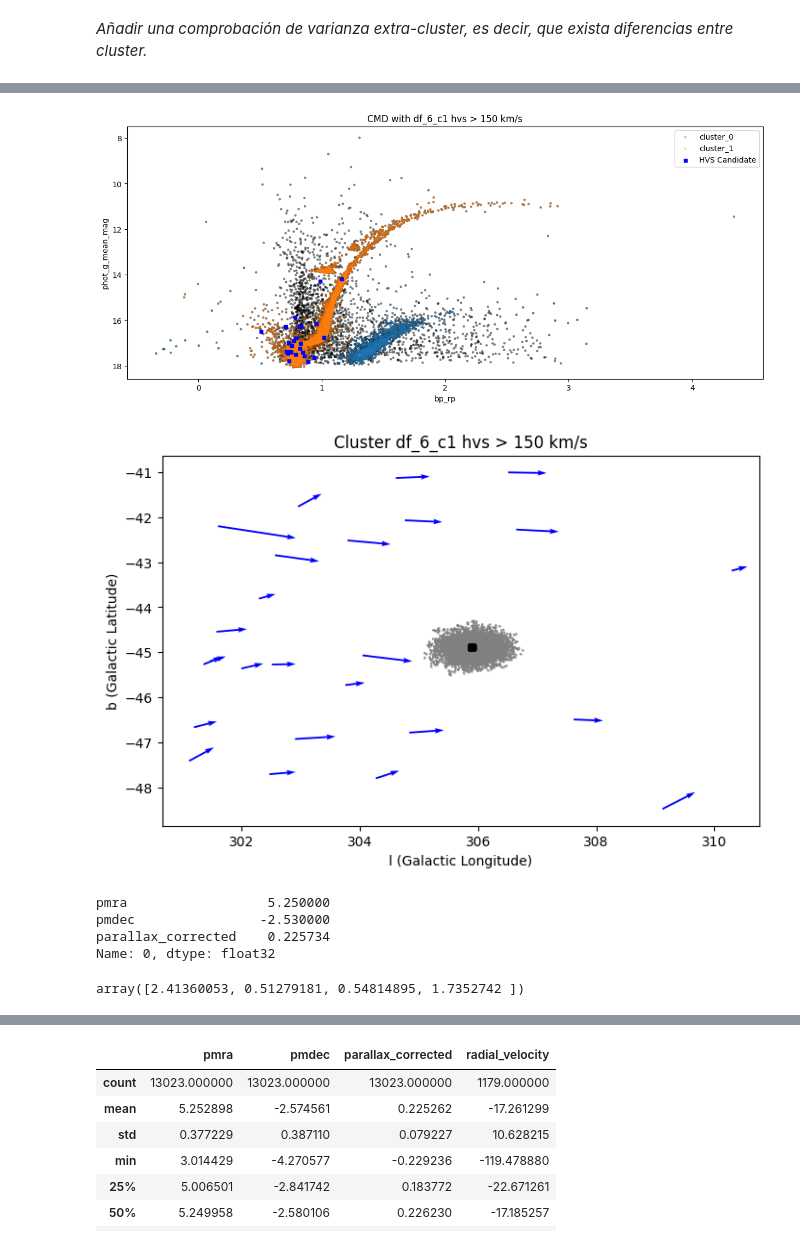
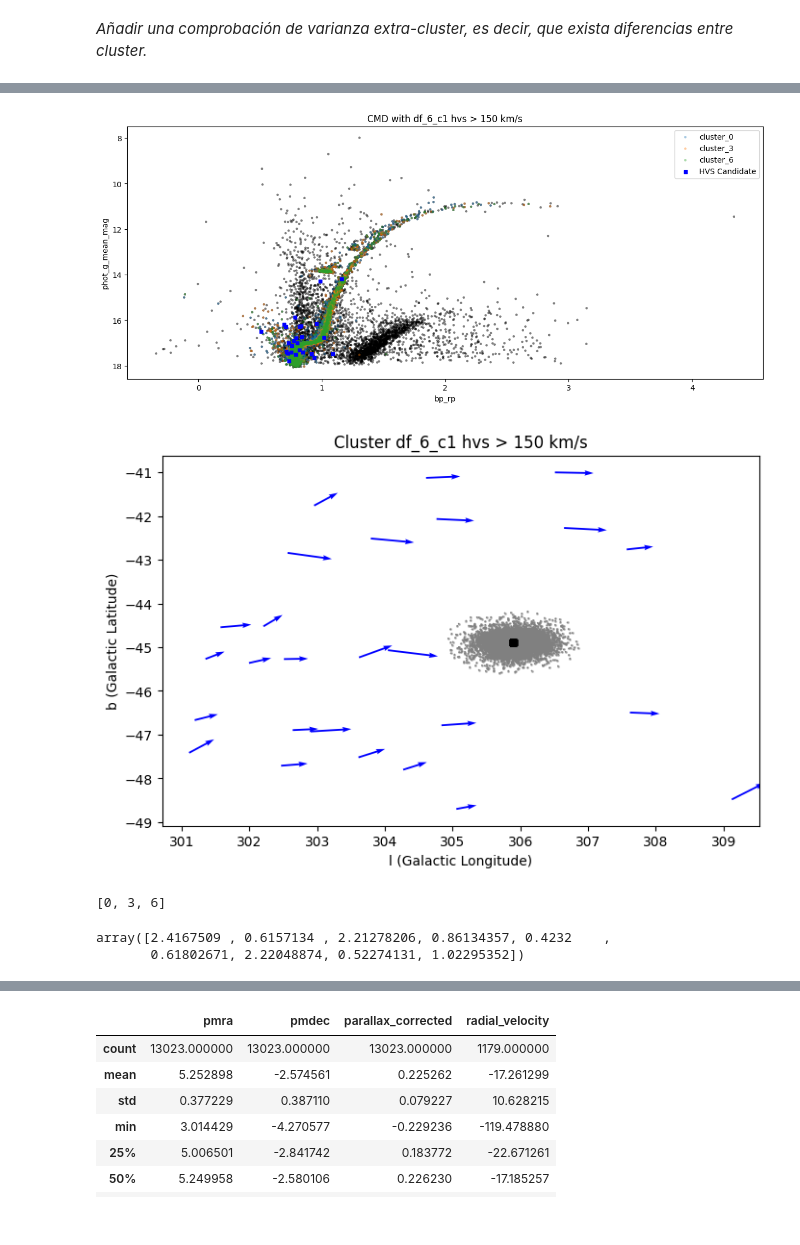
Before and after one commit to santhiperbolico/tfm-ucm-code, a Jupyter notebook: notebooks/Analisis_DR3.ipynb, the cells around one changed output, grey strips where cells are left out. Drawn from its saved outputs; the diff is of its cells as text; code cells hidden in the pictures.

Commit message:
[IMBH-24] Sistema que agrupa los clusters más parecidos
Se ha generado una primera prueba que agrupa clusters cuando hay muy parecidos, aunqeu falta por probar cuando hay pocos clusters que pasa

```diff
--- a/notebooks/Analisis_DR3.ipynb
+++ b/notebooks/Analisis_DR3.ipynb
@@ -206,37 +243,35 @@ ClusteringDetection(model=HDBSCAN(min_cluster_size=63, min_samples=9), scaler=St
 # %%
-#project.clustering_results.set_main_label([0, 2])
-
 fig, ax = project.plot_cmd(
             hvs_candidates_name="df_6_c1",
             factor_sigma = 1,
             hvs_pm = 150,
             legend=True,
-            clusters=None
+            clusters=project.clustering_results.main_label
 )
 
 fig, ax = project.plot_cluster(
             hvs_candidates_name="df_6_c1",
             factor_sigma = 1,
             hvs_pm = 150,
             legend=False,
             factor_size=50
 )
 # %% [output]
-[figure, old version]
+[figure, new version]
-[figure, old version]
+[figure, new version]
-# %%
- clusters_dr2.loc[clusters_dr2.Name == "ngc 104", columns].iloc[0]
-# %% [output]
-pmra                  5.250000
-pmdec                -2.530000
-parallax_corrected    0.225734
-Name: 0, dtype: float32
+# %%
+project.clustering_results.set_main_label(None, clustering.df_stars[columns_to_clus], clusters_dr2.loc[clusters_dr2.Name == "ngc 104", columns].iloc[0], True)
+project.clustering_results.main_label
+# %% [output]
+[0, 3, 6]
 # %%
-get_distance_from_references(
+distance = get_distance_from_references(
     clustering.labels,
     clustering.df_stars,
     clusters_dr2.loc[clusters_dr2.Name == "ngc 104", columns].iloc[0],
     columns
 )
+distance
 # %% [output]
-array([2.41360053, 0.51279181, 0.54814895, 1.7352742 ])
+array([2.4167509 , 0.6157134 , 2.21278206, 0.86134357, 0.4232    ,
+       0.61802671, 2.22048874, 0.52274131, 1.02295352])
```
Also changed, not shown: parts of 14 cells of this notebook, 2 other files.
